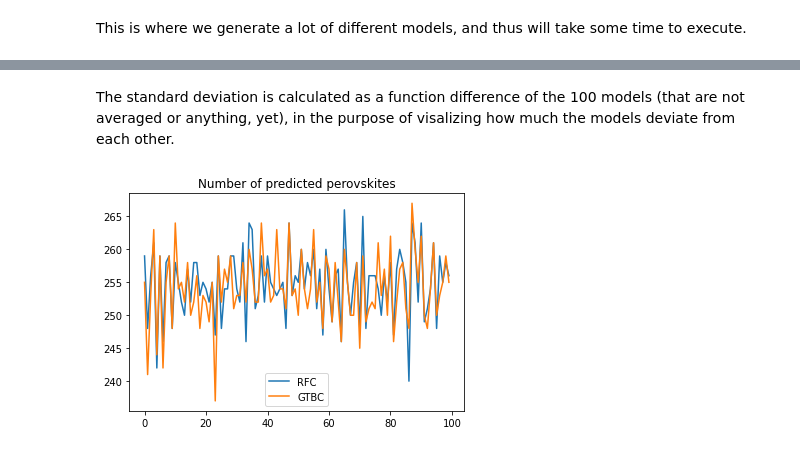
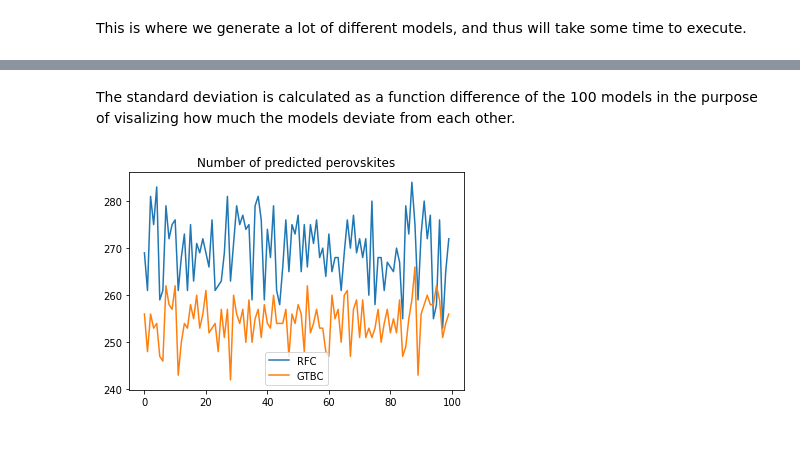
Before and after one commit to ohebbi/predicting-ABO3-structures, a Jupyter notebook: notebooks/articleData.ipynb, the cells around one changed output, grey strips where cells are left out. Cells and saved outputs as stored; diff of their text form; code cells hidden in the pictures.

```diff
--- a/notebooks/articleData.ipynb
+++ b/notebooks/articleData.ipynb
@@ -100,3 +114,5 @@ X.head()
+# %%
+X = X.drop(["Compound", "Cubic", "Perovskite"], axis=1)
 # %% [markdown]
 Under follows the general model runModel that takes the as parameter which model to run and returns nice statistics formatted as a dictionary.
 # %%
@@ -153,11 +188,15 @@ def runModel(model, X, max_depth, numberRuns):
 # %% [markdown]
 This is where we generate a lot of different models, and thus will take some time to execute.
 # %%
-X = data.drop(["Perovskite", "Cubic", "Compound"], axis=1)
+#X = X.drop(["t"], axis=1)
 
-randomForrest = runModel(RandomForestClassifier, X = X,
-                         max_depth = 6, numberRuns = numberRuns)
+randomForrest = runModel(RandomForestClassifier,
+                         X = X[["t","rB/rO"]],
+                         max_depth = 5,
+                         numberRuns = numberRuns)
 
-gradientBoost = runModel(GradientBoostingClassifier, X = X,
-                         max_depth = 2, numberRuns = numberRuns)
+gradientBoost = runModel(GradientBoostingClassifier,
+                         X = X,
+                         max_depth = 2,
+                         numberRuns = numberRuns)
 # %% [output]
@@ -192,28 +231,40 @@ plt.show()
 # %% [markdown]
-The standard deviation is calculated as a function difference of the 100 models (that are not averaged or anything, yet), in the purpose of visalizing how much the models deviate from each other.
+The standard deviation is calculated as a function difference of the 100 models in the purpose of visalizing how much the models deviate from each other.
-# %%
-plt.plot(randomForrest['numPredPero'])
-plt.plot(gradientBoost['numPredPero'])
-plt.title("Number of predicted perovskites")
-plt.legend(['RFC', 'GTBC'])
-plt.show()
-# %% [output]
-[figure, removed]
 # %%
 import plotly.graph_objects as go
+
+plt.plot(randomForrest['numPredPero'])
+plt.plot(gradientBoost['numPredPero'])
+plt.title("Number of predicted perovskites")
+plt.legend(['RFC', 'GTBC'])
+plt.show()
 
 fig = go.Figure (
     data=[
         go.Bar(name='RFC', x=X.columns.values, y=randomForrest['importantKeys']),
         go.Bar(name='GTBC', x=X.columns.values, y=gradientBoost['importantKeys'])
     ],
     layout = go.Layout (
-        title=go.layout.Title(text="Number times"),
-        yaxis=dict(title='Features used in model'),
+        title=go.layout.Title(text='Features used in model'),
+        yaxis=dict(title="Number times"),
         barmode='group'
         )
     )
 fig.show()
+
+fig = go.Figure (
+    data=[
+        go.Bar(name='RFC', x=X.columns.values, y=randomForrest['relativeImportance']),
+        go.Bar(name='GTBC', x=X.columns.values, y=gradientBoost['relativeImportance'])
+    ],
+    layout = go.Layout (
+        title=go.layout.Title(text="Feature Importance"),
+        yaxis=dict(title='Relative importance'),
+        barmode='group'
+        )
+    )
+fig.show()
 # %% [output]
+[figure, added]
 [interactive output not drawn]
 [interactive output not drawn]
```
Also changed, not shown: parts of 9 cells of this notebook.
